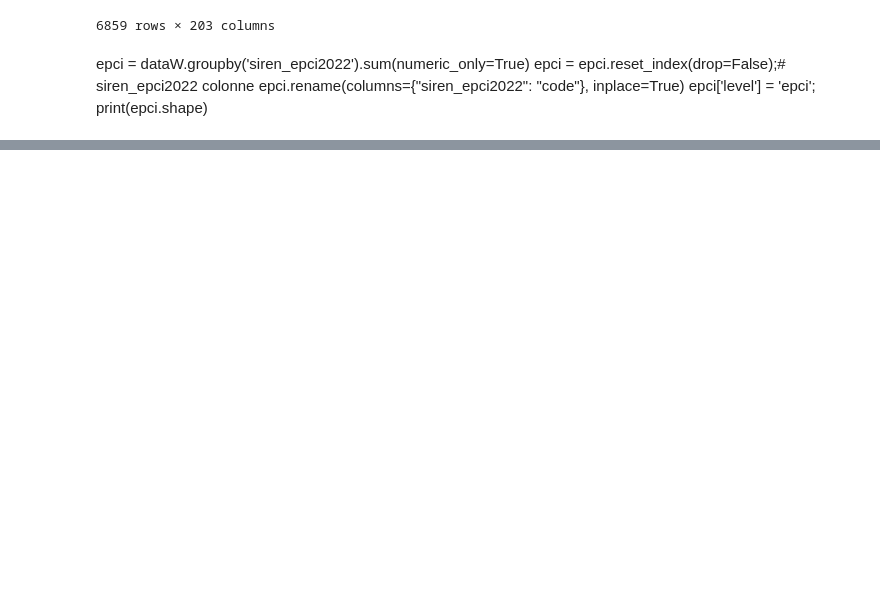
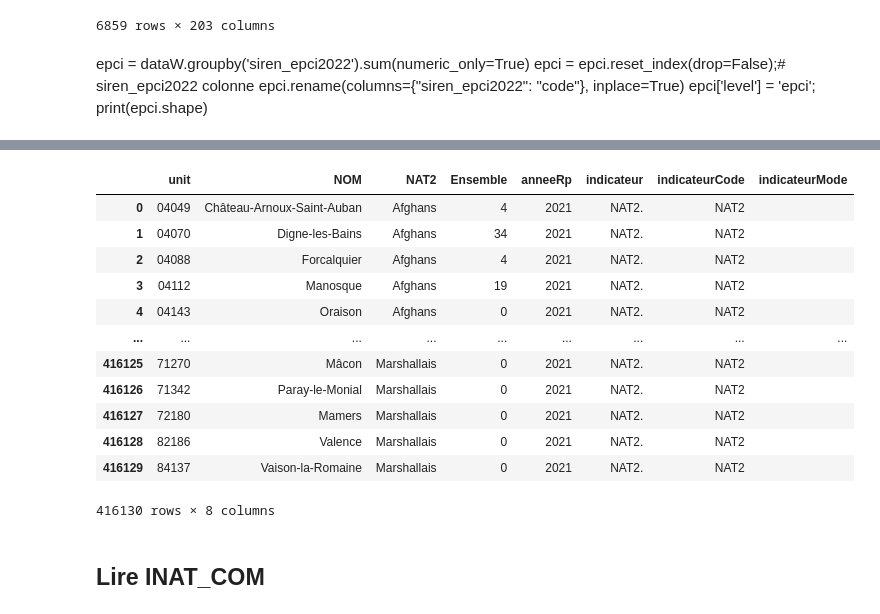
Before and after one commit to cplumejeaud/innatio, a Jupyter notebook: database/preparation_data.ipynb, the cells around one changed output, grey strips where cells are left out. Drawn from its saved outputs; the diff is of its cells as text; code cells hidden in the pictures; blank space fills up the shorter version.

```diff
--- a/database/preparation_data.ipynb
+++ b/database/preparation_data.ipynb
@@ -2240,0 +2588,26 @@ print(epci.shape)
+# %%
+demo01 = demographie_etrangers.query("NAT2 not in @nationalites_speciales and not(unit in @doublons_COM) ").pivot(index=['unit', 'NOM'], columns='NAT2', values='total_s')
+demo02 = demographie_etrangers.query("NAT2 not in @nationalites_speciales and (unit in @doublons_COM) ").pivot_table(index=['unit', 'NOM'], columns='NAT2', values='total_s',aggfunc="max")
+
+frames = [demo01, demo02]
+
+result = pd.concat(frames) #2132 rows × 4 columns
+result.fillna(0, inplace=True)
+result.rename_axis(columns=None, inplace=True)
+result.reset_index(inplace=True)
+
+print(result.columns)
+print(result.shape) #(2132, 197)
+
+database = result.melt(id_vars=['unit', 'NOM'], value_vars=liste_natio, var_name='NAT2', value_name='Ensemble')
+database = database.astype(dtype = {'unit': 'string', 'NOM': 'string', 'NAT2': 'string', 'Ensemble': 'int'})
+
+print(database.shape) #(416130, 4)
+print(database.columns) #['unit', 'NOM', 'NAT2', 'Ensemble']
+
+database['anneeRp']  = 2021
+database['indicateur']  = 'NAT2'+CODESEP
+database['indicateurCode']  = 'NAT2'
+database['indicateurMode']  = ''
+#Retirer la colonne NOM
+#database = database[['unit', 'anneeRp', 'indicateur', 'indicateurCode', 'indicateurMode', 'NAT2', 'Ensemble']]
@@ -2240,0 +2624,16 @@ print(epci.shape)
+# %%
+database
+# %% [output]
+|  | unit | NOM | NAT2 | Ensemble | anneeRp | indicateur | indicateurCode | indicateurMode |
+| 0 | 04049 | Château-Arnoux-Saint-Auban | Afghans | 4 | 2021 | NAT2. | NAT2 |  |
+| 1 | 04070 | Digne-les-Bains | Afghans | 34 | 2021 | NAT2. | NAT2 |  |
+| 2 | 04088 | Forcalquier | Afghans | 4 | 2021 | NAT2. | NAT2 |  |
+| 3 | 04112 | Manosque | Afghans | 19 | 2021 | NAT2. | NAT2 |  |
+| 4 | 04143 | Oraison | Afghans | 0 | 2021 | NAT2. | NAT2 |  |
+| ... | ... | ... | ... | ... | ... | ... | ... | ... |
+| 416125 | 71270 | Mâcon | Marshallais | 0 | 2021 | NAT2. | NAT2 |  |
+| 416126 | 71342 | Paray-le-Monial | Marshallais | 0 | 2021 | NAT2. | NAT2 |  |
+| 416127 | 72180 | Mamers | Marshallais | 0 | 2021 | NAT2. | NAT2 |  |
+| 416128 | 82186 | Valence | Marshallais | 0 | 2021 | NAT2. | NAT2 |  |
+| 416129 | 84137 | Vaison-la-Romaine | Marshallais | 0 | 2021 | NAT2. | NAT2 |  |
+416130 rows × 8 columns
@@ -2240,0 +2651,2 @@ print(epci.shape)
+# %% [markdown]
+## Lire INAT_COM
```
Also changed, not shown: parts of 46 cells of this notebook, 2 other files.
